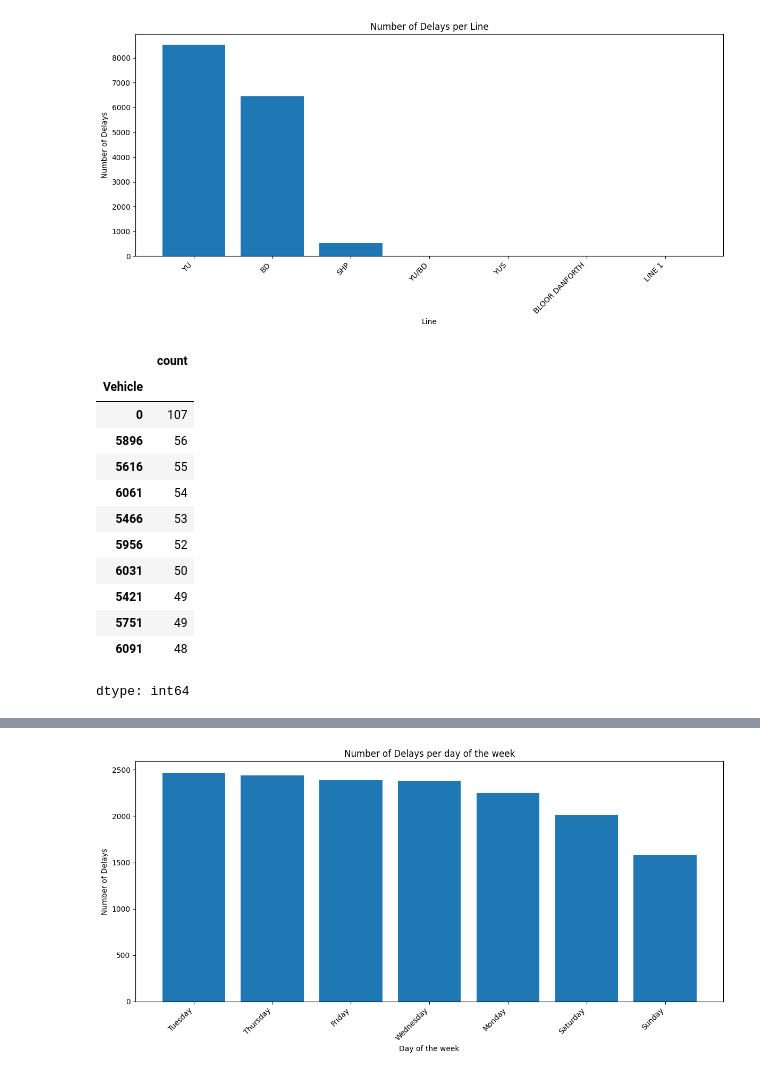
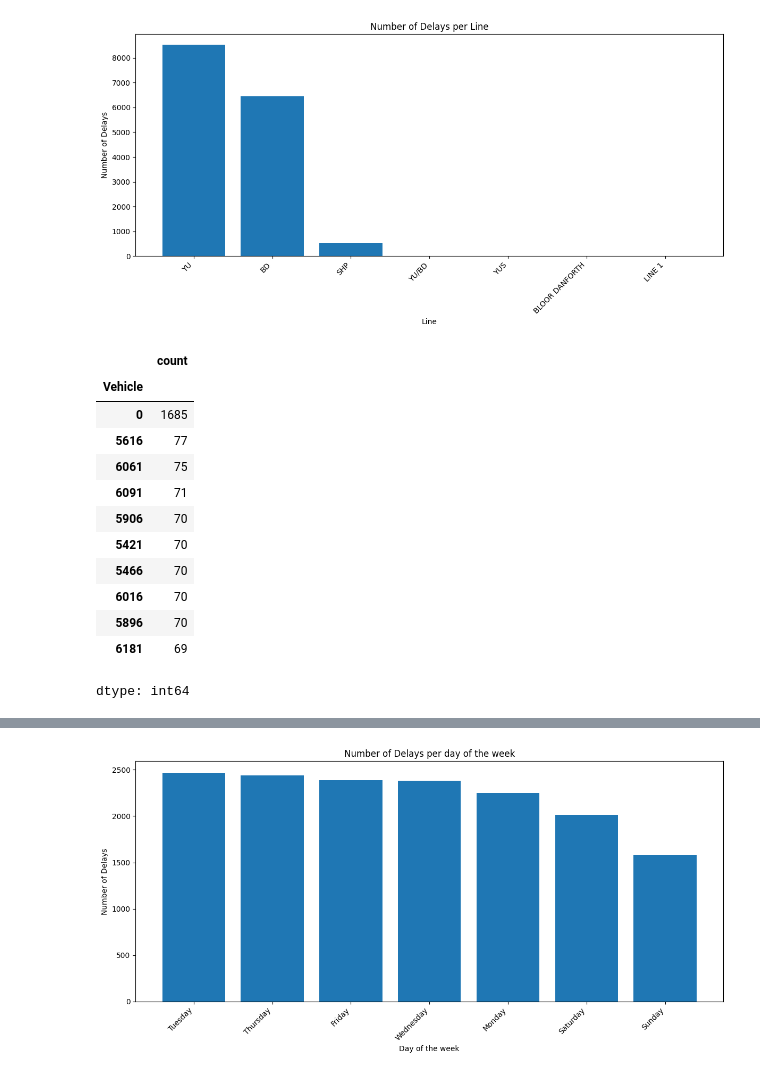
Before and after one commit to tvirat/Datathon, a Jupyter notebook: main.ipynb, the cells around one changed output, grey strips where cells are left out. Saved outputs shown, nothing was run; the diff lists cells and outputs as text; code cells hidden in the pictures.

```diff
--- a/main.ipynb
+++ b/main.ipynb
@@ -133,22 +133,22 @@ plt.show()
 [figure]
 # %%
 # Top 10 stations with most delays (appeared most in the given dataset)
-no_zero_delays = not_null_df[not_null_df['Min Delay'] > 0]
-vehicle_counts = no_zero_delays['Vehicle'].value_counts().sort_values(ascending=False)
+delays = not_null_df[not_null_df['Min Delay'] >= 0]
+vehicle_counts = delays['Vehicle'].value_counts().sort_values(ascending=False)
 vehicle_counts.head(10)
 # %% [output]
 |  | count |
 | Vehicle |  |
-| 0 | 107 |
-| 5896 | 56 |
-| 5616 | 55 |
-| 6061 | 54 |
-| 5466 | 53 |
-| 5956 | 52 |
-| 6031 | 50 |
-| 5421 | 49 |
-| 5751 | 49 |
-| 6091 | 48 |
+| 0 | 1685 |
+| 5616 | 77 |
+| 6061 | 75 |
+| 6091 | 71 |
+| 5906 | 70 |
+| 5421 | 70 |
+| 5466 | 70 |
+| 6016 | 70 |
+| 5896 | 70 |
+| 6181 | 69 |
 dtype: int64
 # %%
 # prompt: generate a bar graph visualizing vehicle_counts with top 50 vehicle on x axis and count on y axis such that count for vehicle > 0
```
Also changed, not shown: parts of 5 cells of this notebook.
